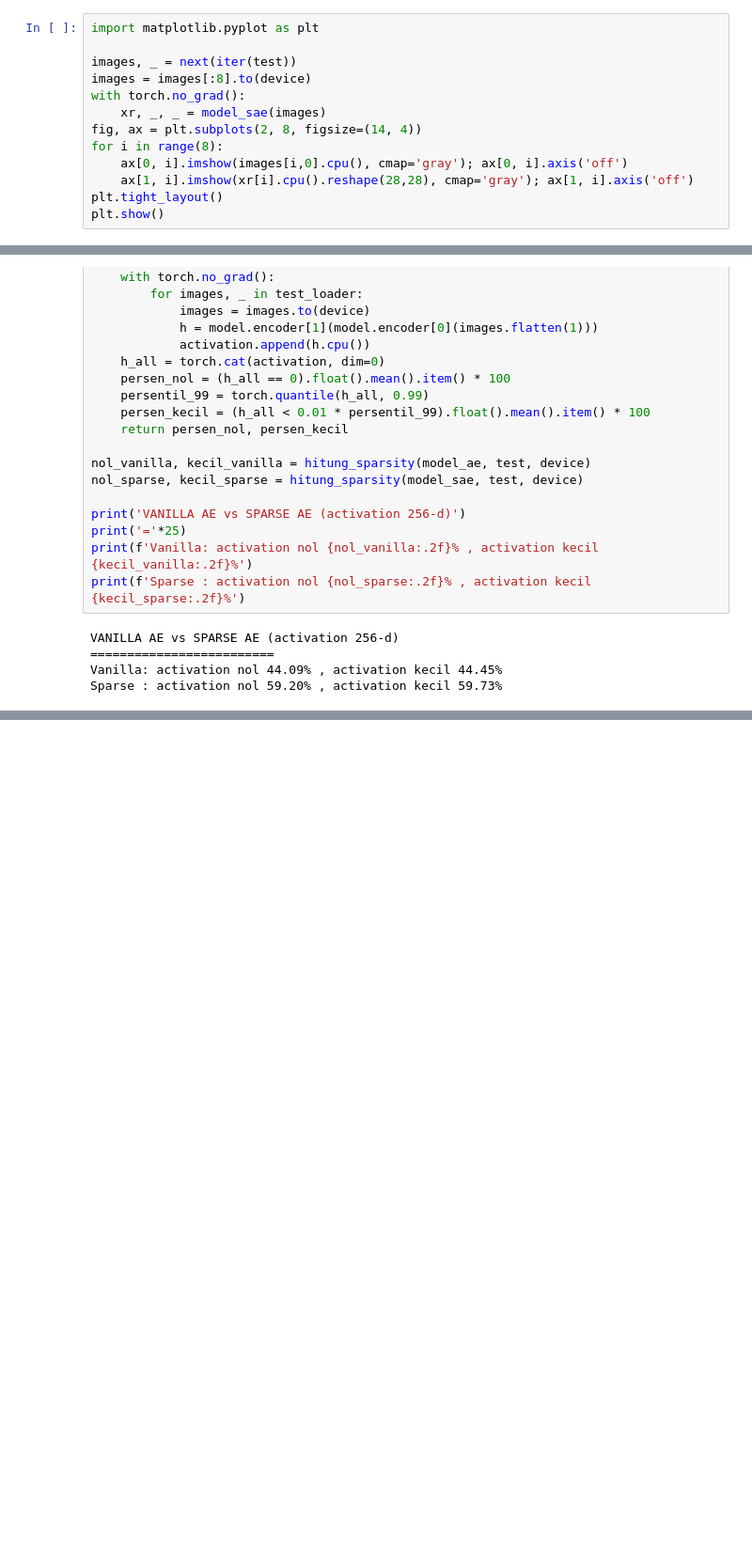
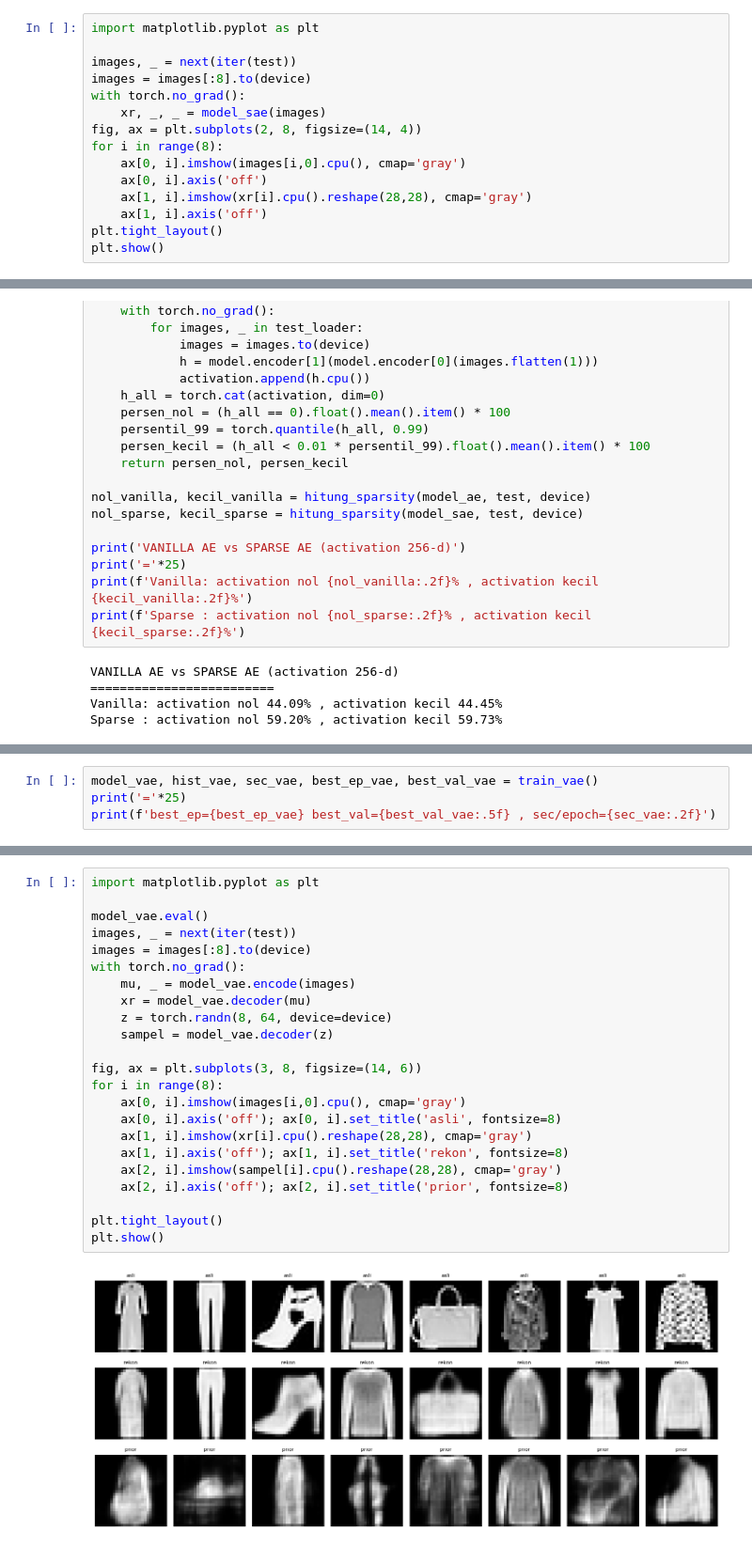
Before and after one commit to KenNicholas/komparatif-genai, a Jupyter notebook: komparatif_genai.ipynb, the cells around one changed output, grey strips where cells are left out. Shown at 94% size. Cells and saved outputs as stored; diff of their text form; blank space fills up the shorter version.

Commit message:
Fase 4: Update Variational AutoEncoder

```diff
--- a/komparatif_genai.ipynb
+++ b/komparatif_genai.ipynb
@@ -599,8 +599,10 @@ with torch.no_grad():
     xr, _, _ = model_sae(images)
 fig, ax = plt.subplots(2, 8, figsize=(14, 4))
 for i in range(8):
-    ax[0, i].imshow(images[i,0].cpu(), cmap='gray'); ax[0, i].axis('off')
-    ax[1, i].imshow(xr[i].cpu().reshape(28,28), cmap='gray'); ax[1, i].axis('off')
+    ax[0, i].imshow(images[i,0].cpu(), cmap='gray')
+    ax[0, i].axis('off')
+    ax[1, i].imshow(xr[i].cpu().reshape(28,28), cmap='gray')
+    ax[1, i].axis('off')
 plt.tight_layout()
 plt.show()
 # %% [output]
@@ -704,0 +785,4 @@ Sparse : activation nol 59.20% , activation kecil 59.73%
+# %%
+model_vae, hist_vae, sec_vae, best_ep_vae, best_val_vae = train_vae()
+print('='*25)
+print(f'best_ep={best_ep_vae} best_val={best_val_vae:.5f} , sec/epoch={sec_vae:.2f}')
@@ -704,0 +934,25 @@ Sparse : activation nol 59.20% , activation kecil 59.73%
+# %%
+import matplotlib.pyplot as plt
+
+model_vae.eval()
+images, _ = next(iter(test))
+images = images[:8].to(device)
+with torch.no_grad():
+    mu, _ = model_vae.encode(images)
+    xr = model_vae.decoder(mu)
+    z = torch.randn(8, 64, device=device)
+    sampel = model_vae.decoder(z)
+
+fig, ax = plt.subplots(3, 8, figsize=(14, 6))
+for i in range(8):
+    ax[0, i].imshow(images[i,0].cpu(), cmap='gray')
+    ax[0, i].axis('off'); ax[0, i].set_title('asli', fontsize=8)
+    ax[1, i].imshow(xr[i].cpu().reshape(28,28), cmap='gray')
+    ax[1, i].axis('off'); ax[1, i].set_title('rekon', fontsize=8)
+    ax[2, i].imshow(sampel[i].cpu().reshape(28,28), cmap='gray')
+    ax[2, i].axis('off'); ax[2, i].set_title('prior', fontsize=8)
+
+plt.tight_layout()
+plt.show()
+# %% [output]
+[figure, added]
```
Also changed, not shown: parts of 9 cells of this notebook.
